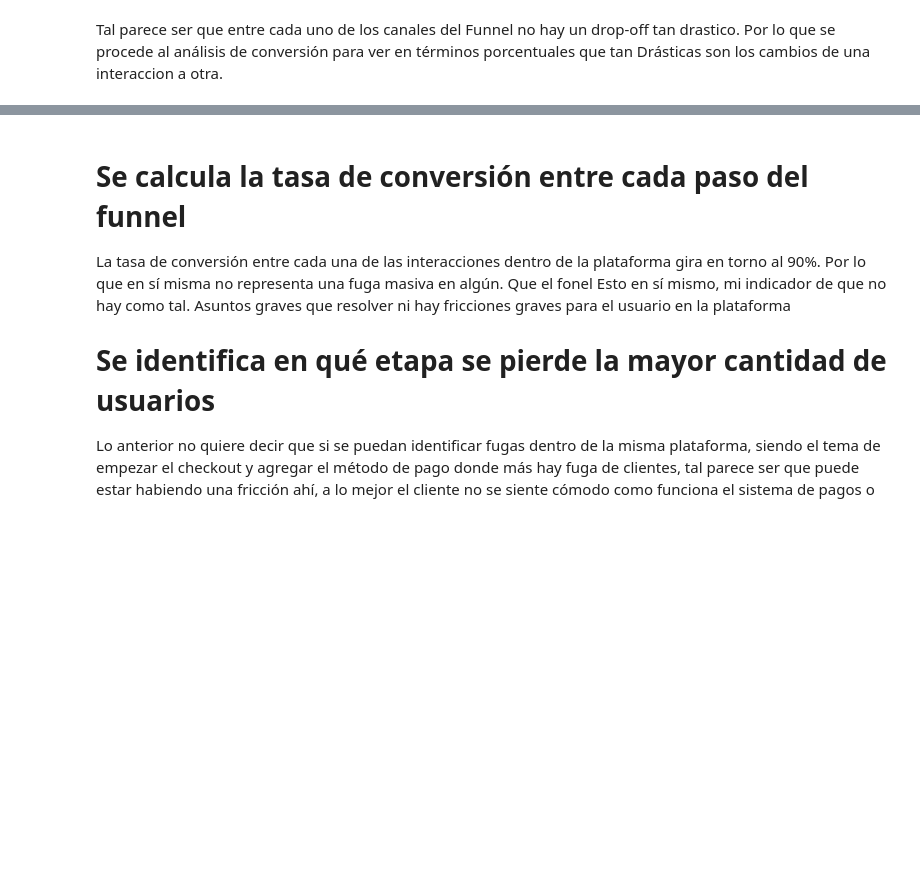
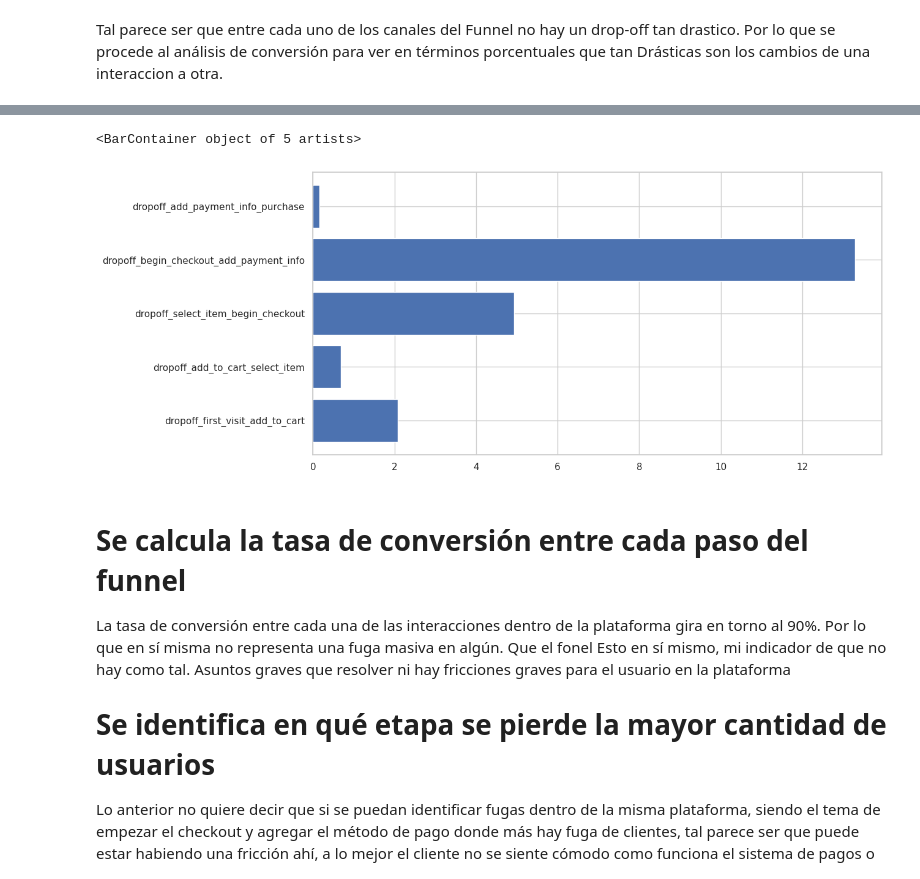
Before and after one commit to andaba2101/Proyecto_Final_RappiPlus_Data_Analyst, a Jupyter notebook: S12_Estudiante_Proyecto_Final.ipynb, the cells around one changed output, grey strips where cells are left out. Cells and saved outputs as stored; diff of their text form; code cells hidden in the pictures; blank space fills up the shorter version.

```diff
--- a/S12_Estudiante_Proyecto_Final.ipynb
+++ b/S12_Estudiante_Proyecto_Final.ipynb
@@ -1492,3 +1918,14 @@ conversion
+# %%
+ts_drop_off = conversion[['dropoff_first_visit_add_to_cart', 'dropoff_add_to_cart_select_item',
+                        'dropoff_select_item_begin_checkout', 'dropoff_begin_checkout_add_payment_info',
+                         'dropoff_add_payment_info_purchase']]
+
+values_do = ts_drop_off.iloc[0]
+
+plt.barh(values_do.index, values_do.values)
+# %% [output]
+<BarContainer object of 5 artists>
+[figure, added]
 # %% [markdown]
 # Se calcula la tasa de conversión entre cada paso del funnel
 
```
Also changed, not shown: parts of 23 cells of this notebook.
